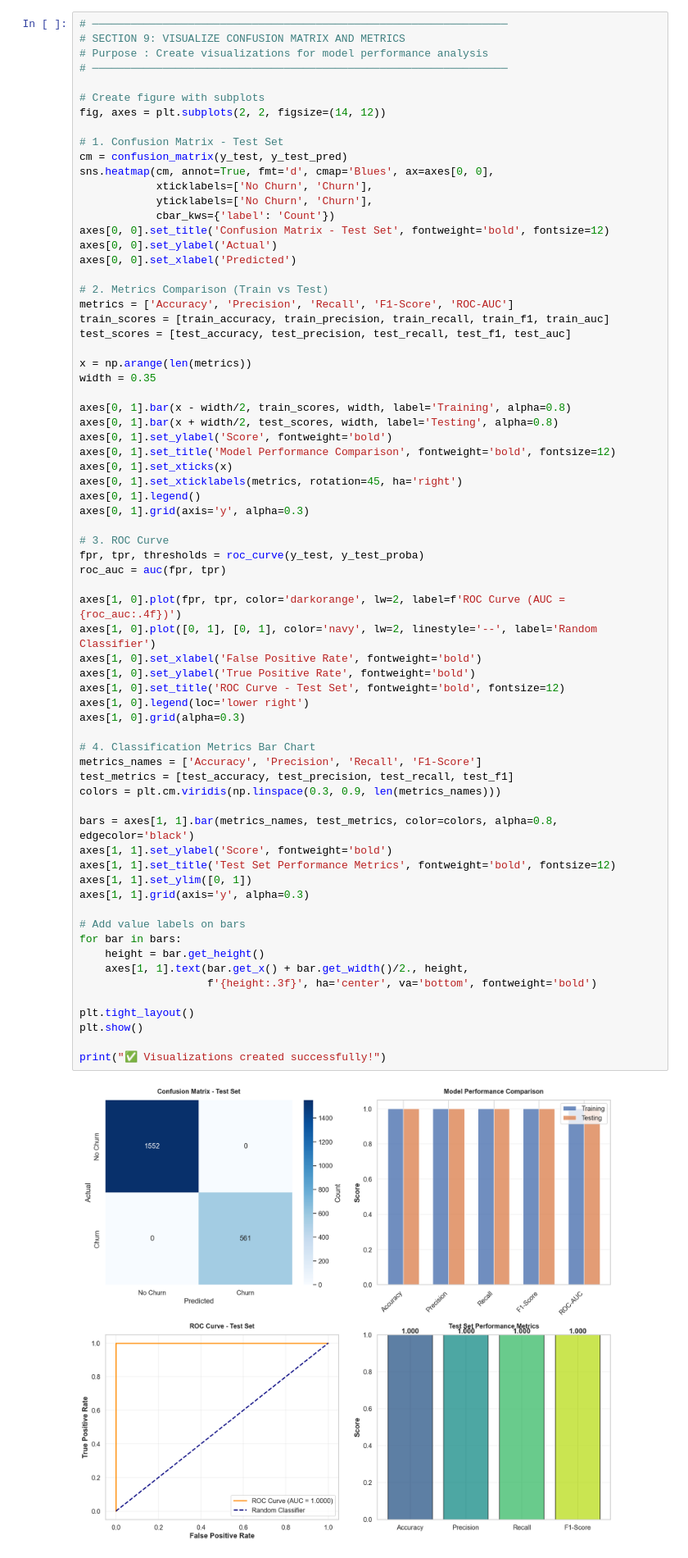
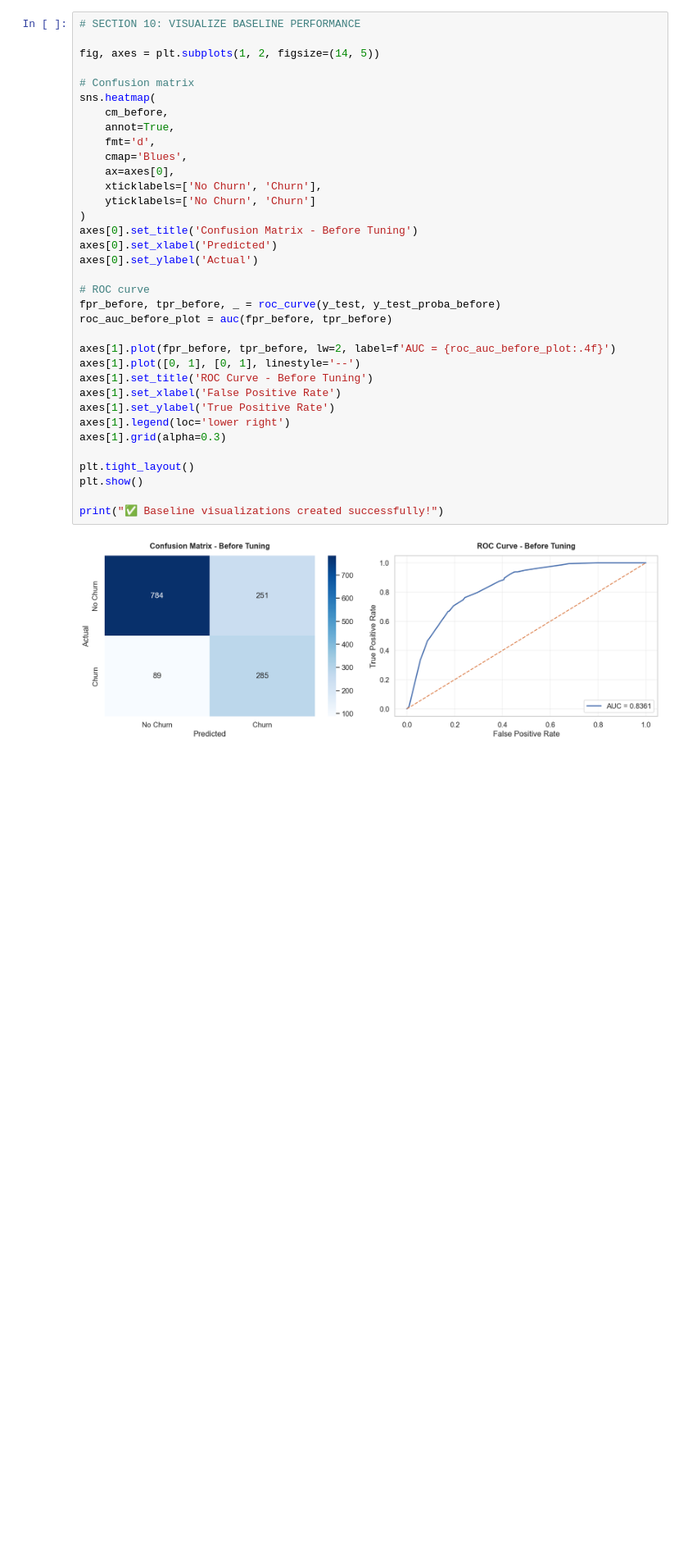
Before and after one commit to it22172228/IT4060---Machine-Learning-ASSIGNMENT-, a Jupyter notebook: notebooks/Decision Tree/Decision_Tree_CustomerChurn.ipynb, the cells around one changed output. Shown at 82% size. Drawn from its saved outputs; the diff is of its cells as text; blank space fills up the shorter version.

```diff
--- a/notebooks/Decision Tree/Decision_Tree_CustomerChurn.ipynb
+++ b/notebooks/Decision Tree/Decision_Tree_CustomerChurn.ipynb
@@ -435,71 +494,37 @@ weighted avg       1.00      1.00      1.00      2113
 # %%
-# ─────────────────────────────────────────────────────────────────
-# SECTION 9: VISUALIZE CONFUSION MATRIX AND METRICS
-# Purpose : Create visualizations for model performance analysis
-# ─────────────────────────────────────────────────────────────────
+# SECTION 10: VISUALIZE BASELINE PERFORMANCE
 
-# Create figure with subplots
-fig, axes = plt.subplots(2, 2, figsize=(14, 12))
+fig, axes = plt.subplots(1, 2, figsize=(14, 5))
 
-# 1. Confusion Matrix - Test Set
-cm = confusion_matrix(y_test, y_test_pred)
-sns.heatmap(cm, annot=True, fmt='d', cmap='Blues', ax=axes[0, 0],
-            xticklabels=['No Churn', 'Churn'],
-            yticklabels=['No Churn', 'Churn'],
-            cbar_kws={'label': 'Count'})
-axes[0, 0].set_title('Confusion Matrix - Test Set', fontweight='bold', fontsize=12)
-axes[0, 0].set_ylabel('Actual')
-axes[0, 0].set_xlabel('Predicted')
+# Confusion matrix
+sns.heatmap(
+    cm_before,
+    annot=True,
+    fmt='d',
+    cmap='Blues',
+    ax=axes[0],
+    xticklabels=['No Churn', 'Churn'],
+    yticklabels=['No Churn', 'Churn']
+)
+axes[0].set_title('Confusion Matrix - Before Tuning')
+axes[0].set_xlabel('Predicted')
+axes[0].set_ylabel('Actual')
 
-# 2. Metrics Comparison (Train vs Test)
-metrics = ['Accuracy', 'Precision', 'Recall', 'F1-Score', 'ROC-AUC']
-train_scores = [train_accuracy, train_precision, train_recall, train_f1, train_auc]
-test_scores = [test_accuracy, test_precision, test_recall, test_f1, test_auc]
+# ROC curve
+fpr_before, tpr_before, _ = roc_curve(y_test, y_test_proba_before)
+roc_auc_before_plot = auc(fpr_before, tpr_before)
 
-x = np.arange(len(metrics))
-width = 0.35
-
-axes[0, 1].bar(x - width/2, train_scores, width, label='Training', alpha=0.8)
-axes[0, 1].bar(x + width/2, test_scores, width, label='Testing', alpha=0.8)
-axes[0, 1].set_ylabel('Score', fontweight='bold')
-axes[0, 1].set_title('Model Performance Comparison', fontweight='bold', fontsize=12)
-axes[0, 1].set_xticks(x)
-axes[0, 1].set_xticklabels(metrics, rotation=45, ha='right')
-axes[0, 1].legend()
-axes[0, 1].grid(axis='y', alpha=0.3)
-
-# 3. ROC Curve
-fpr, tpr, thresholds = roc_curve(y_test, y_test_proba)
-roc_auc = auc(fpr, tpr)
-
-axes[1, 0].plot(fpr, tpr, color='darkorange', lw=2, label=f'ROC Curve (AUC = {roc_auc:.4f})')
-axes[1, 0].plot([0, 1], [0, 1], color='navy', lw=2, linestyle='--', label='Random Classifier')
-axes[1, 0].set_xlabel('False Positive Rate', fontweight='bold')
-axes[1, 0].set_ylabel('True Positive Rate', fontweight='bold')
-axes[1, 0].set_title('ROC Curve - Test Set', fontweight='bold', fontsize=12)
-axes[1, 0].legend(loc='lower right')
-axes[1, 0].grid(alpha=0.3)
-
-# 4. Classification Metrics Bar Chart
-metrics_names = ['Accuracy', 'Precision', 'Recall', 'F1-Score']
-test_metrics = [test_accuracy, test_precision, test_recall, test_f1]
-colors = plt.cm.viridis(np.linspace(0.3, 0.9, len(metrics_names)))
-
-bars = axes[1, 1].bar(metrics_names, test_metrics, color=colors, alpha=0.8, edgecolor='black')
-axes[1, 1].set_ylabel('Score', fontweight='bold')
-axes[1, 1].set_title('Test Set Performance Metrics', fontweight='bold', fontsize=12)
-axes[1, 1].set_ylim([0, 1])
-axes[1, 1].grid(axis='y', alpha=0.3)
-
-# Add value labels on bars
-for bar in bars:
-    height = bar.get_height()
-    axes[1, 1].text(bar.get_x() + bar.get_width()/2., height,
-                    f'{height:.3f}', ha='center', va='bottom', fontweight='bold')
+axes[1].plot(fpr_before, tpr_before, lw=2, label=f'AUC = {roc_auc_before_plot:.4f}')
+axes[1].plot([0, 1], [0, 1], linestyle='--')
+axes[1].set_title('ROC Curve - Before Tuning')
+axes[1].set_xlabel('False Positive Rate')
+axes[1].set_ylabel('True Positive Rate')
+axes[1].legend(loc='lower right')
+axes[1].grid(alpha=0.3)
 
 plt.tight_layout()
 plt.show()
 
-print("✅ Visualizations created successfully!")
+print("✅ Baseline visualizations created successfully!")
 # %% [output]
-[figure, old version]
+[figure, new version]
```
Also changed, not shown: parts of 29 cells of this notebook.
